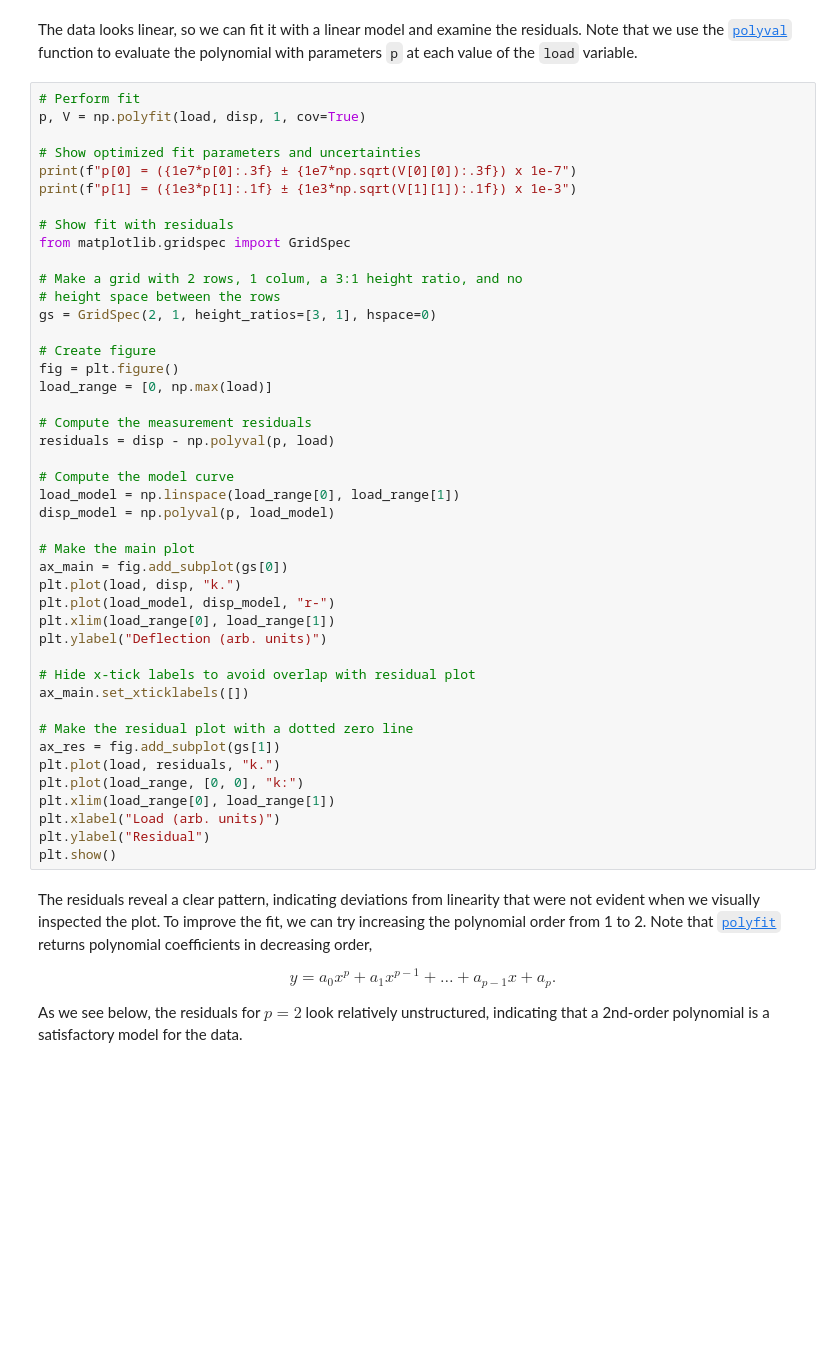
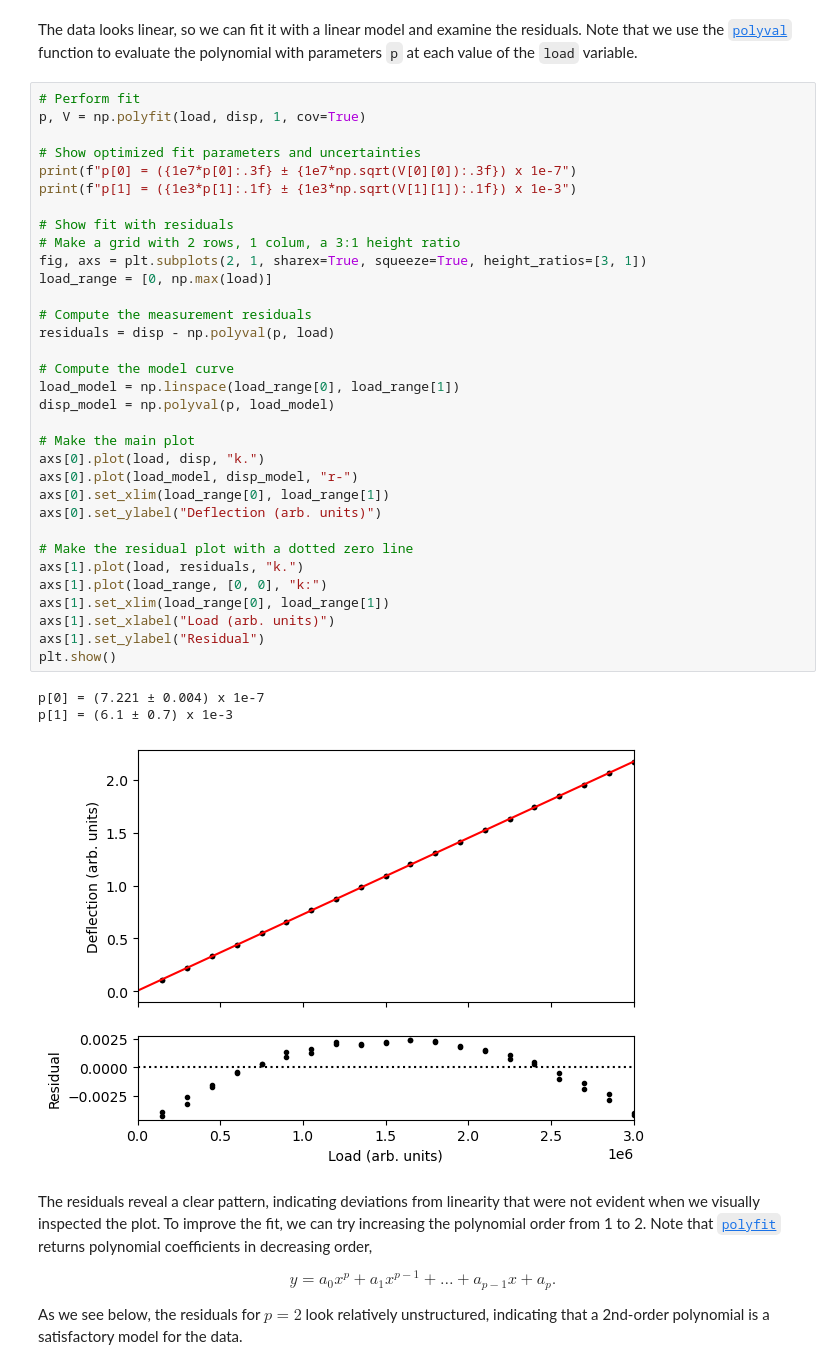
Before and after one commit to jsdodge/data-analysis-python, a Jupyter notebook: notebooks/6.0-Fitting-complex-functions.ipynb, the cells around one changed output. Saved outputs shown, nothing was run; the diff lists cells and outputs as text; blank space fills up the shorter version.

```diff
--- a/notebooks/6.0-Fitting-complex-functions.ipynb
+++ b/notebooks/6.0-Fitting-complex-functions.ipynb
@@ -166,47 +175,40 @@ The data looks linear, so we can fit it with a linear model and examine the resi
 # %%
 # Perform fit
 p, V = np.polyfit(load, disp, 1, cov=True)
 
 # Show optimized fit parameters and uncertainties
 print(f"p[0] = ({1e7*p[0]:.3f} ± {1e7*np.sqrt(V[0][0]):.3f}) x 1e-7")
 print(f"p[1] = ({1e3*p[1]:.1f} ± {1e3*np.sqrt(V[1][1]):.1f}) x 1e-3")
 
 # Show fit with residuals
-from matplotlib.gridspec import GridSpec
-
-# Make a grid with 2 rows, 1 colum, a 3:1 height ratio, and no
-# height space between the rows
-gs = GridSpec(2, 1, height_ratios=[3, 1], hspace=0)
-
-# Create figure
-fig = plt.figure()
+# Make a grid with 2 rows, 1 colum, a 3:1 height ratio
+fig, axs = plt.subplots(2, 1, sharex=True, squeeze=True, height_ratios=[3, 1])
 load_range = [0, np.max(load)]
 
 # Compute the measurement residuals
 residuals = disp - np.polyval(p, load)
 
 # Compute the model curve
 load_model = np.linspace(load_range[0], load_range[1])
 disp_model = np.polyval(p, load_model)
 
 # Make the main plot
-ax_main = fig.add_subplot(gs[0])
-plt.plot(load, disp, "k.")
-plt.plot(load_model, disp_model, "r-")
-plt.xlim(load_range[0], load_range[1])
-plt.ylabel("Deflection (arb. units)")
-
-# Hide x-tick labels to avoid overlap with residual plot
-ax_main.set_xticklabels([])
+axs[0].plot(load, disp, "k.")
+axs[0].plot(load_model, disp_model, "r-")
+axs[0].set_xlim(load_range[0], load_range[1])
+axs[0].set_ylabel("Deflection (arb. units)")
 
 # Make the residual plot with a dotted zero line
-ax_res = fig.add_subplot(gs[1])
-plt.plot(load, residuals, "k.")
-plt.plot(load_range, [0, 0], "k:")
-plt.xlim(load_range[0], load_range[1])
-plt.xlabel("Load (arb. units)")
-plt.ylabel("Residual")
+axs[1].plot(load, residuals, "k.")
+axs[1].plot(load_range, [0, 0], "k:")
+axs[1].set_xlim(load_range[0], load_range[1])
+axs[1].set_xlabel("Load (arb. units)")
+axs[1].set_ylabel("Residual")
 plt.show()
+# %% [output]
+p[0] = (7.221 ± 0.004) x 1e-7
+p[1] = (6.1 ± 0.7) x 1e-3
+[figure, added]
 # %% [markdown]
 The residuals reveal a clear pattern, indicating deviations from linearity that were not evident when we visually inspected the plot. To improve the fit, we can try increasing the polynomial order from 1 to 2. Note that [`polyfit`](https://docs.scipy.org/doc/numpy/reference/generated/numpy.polyfit.html) returns polynomial coefficients in decreasing order,
 
```
Also changed, not shown: parts of 8 cells of this notebook, 2 other files.
